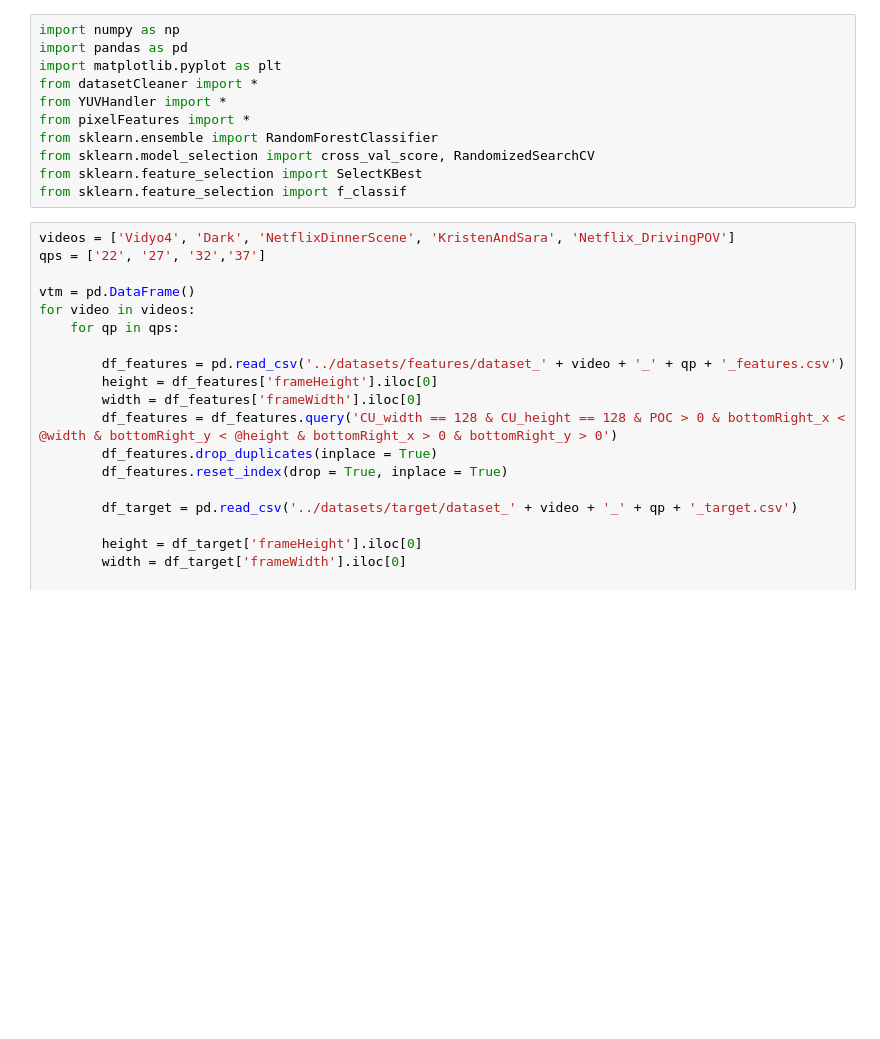
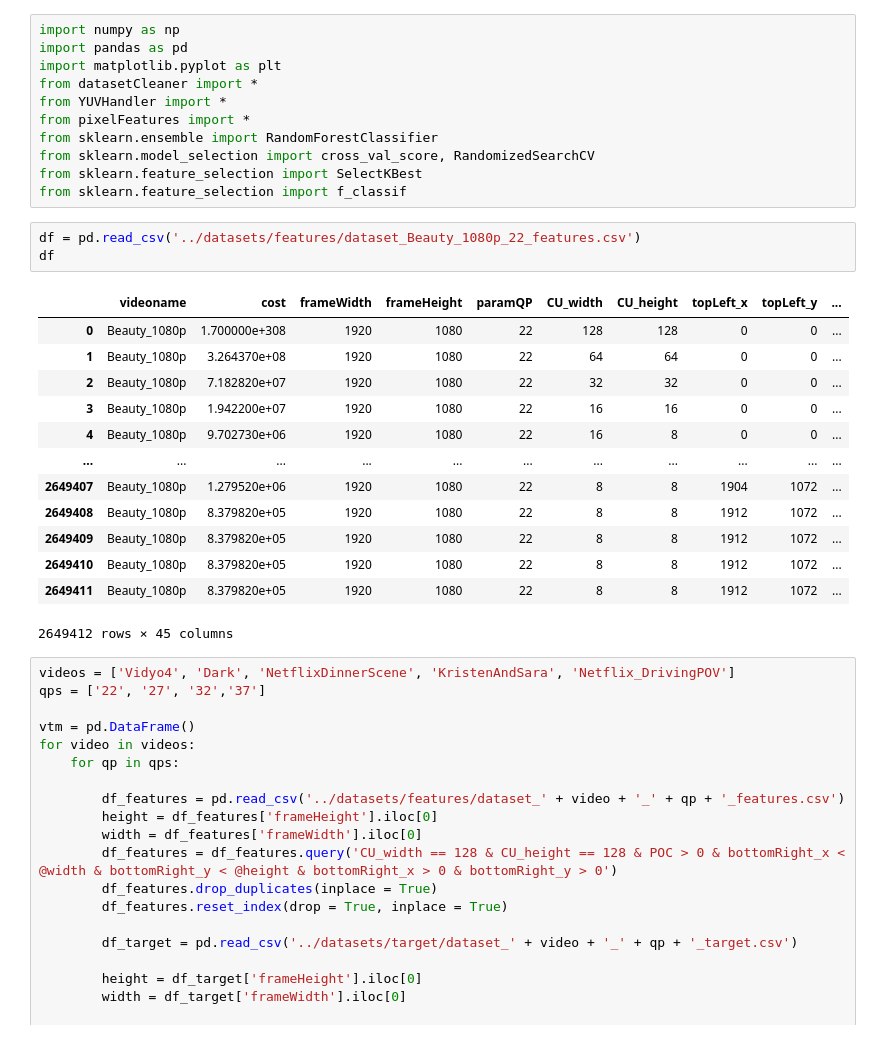
Before and after one commit to mclindino/TCC, a Jupyter notebook: Software/source/rf.ipynb, the cells around one changed output. Saved outputs shown, nothing was run; the diff lists cells and outputs as text; blank space fills up the shorter version.

```diff
--- a/Software/source/rf.ipynb
+++ b/Software/source/rf.ipynb
@@ -9,6 +9,23 @@ from sklearn.ensemble import RandomForestClassifier
 from sklearn.model_selection import cross_val_score, RandomizedSearchCV
 from sklearn.feature_selection import SelectKBest
 from sklearn.feature_selection import f_classif
+# %%
+df = pd.read_csv('../datasets/features/dataset_Beauty_1080p_22_features.csv')
+df
+# %% [output]
+|  | videoname | cost | frameWidth | frameHeight | paramQP | CU_width | CU_height | topLeft_x | topLeft_y | ... |
+| 0 | Beauty_1080p | 1.700000e+308 | 1920 | 1080 | 22 | 128 | 128 | 0 | 0 | ... |
+| 1 | Beauty_1080p | 3.264370e+08 | 1920 | 1080 | 22 | 64 | 64 | 0 | 0 | ... |
+| 2 | Beauty_1080p | 7.182820e+07 | 1920 | 1080 | 22 | 32 | 32 | 0 | 0 | ... |
+| 3 | Beauty_1080p | 1.942200e+07 | 1920 | 1080 | 22 | 16 | 16 | 0 | 0 | ... |
+| 4 | Beauty_1080p | 9.702730e+06 | 1920 | 1080 | 22 | 16 | 8 | 0 | 0 | ... |
+| ... | ... | ... | ... | ... | ... | ... | ... | ... | ... | ... |
+| 2649407 | Beauty_1080p | 1.279520e+06 | 1920 | 1080 | 22 | 8 | 8 | 1904 | 1072 | ... |
+| 2649408 | Beauty_1080p | 8.379820e+05 | 1920 | 1080 | 22 | 8 | 8 | 1912 | 1072 | ... |
+| 2649409 | Beauty_1080p | 8.379820e+05 | 1920 | 1080 | 22 | 8 | 8 | 1912 | 1072 | ... |
+| 2649410 | Beauty_1080p | 8.379820e+05 | 1920 | 1080 | 22 | 8 | 8 | 1912 | 1072 | ... |
+| 2649411 | Beauty_1080p | 8.379820e+05 | 1920 | 1080 | 22 | 8 | 8 | 1912 | 1072 | ... |
+2649412 rows × 45 columns
 # %%
 videos = ['Vidyo4', 'Dark', 'NetflixDinnerScene', 'KristenAndSara', 'Netflix_DrivingPOV']
 qps = ['22', '27', '32','37']
```
Also changed, not shown: parts of 23 cells of this notebook, 22 other files.
